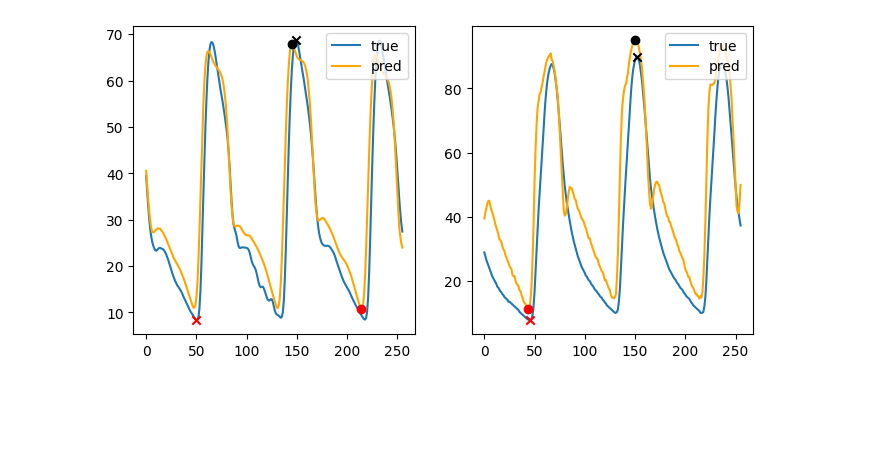
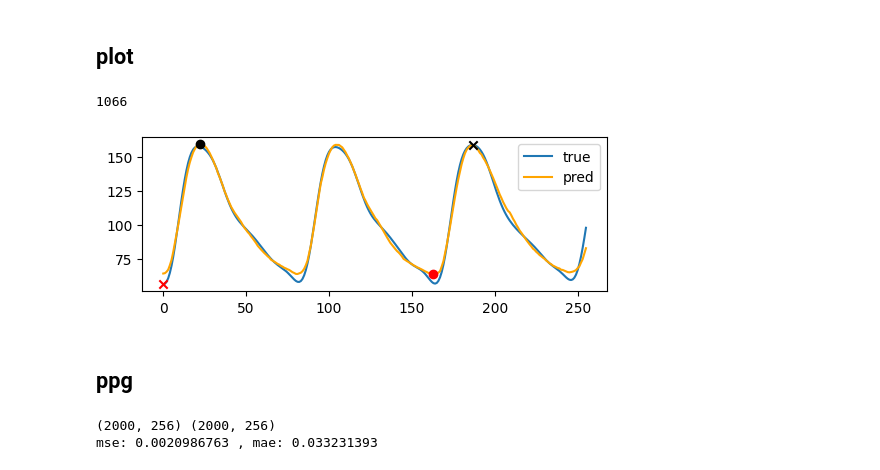
Before and after one commit to ax6000/BloodPressureEstimation, a Jupyter notebook: notebooks/plot_results.ipynb, the cells around one changed output. Saved outputs shown, nothing was run; the diff lists cells and outputs as text; code cells hidden in the pictures; blank space fills up the shorter version.

```diff
--- a/notebooks/plot_results.ipynb
+++ b/notebooks/plot_results.ipynb
@@ -112,0 +200,10 @@ out       31.0312  9.1451
+# %%
+scales = np.load(r"..\data\processed\BP_npy\0325_256_corr_clean\p00\scale_train.npy")
+train  =np.load(r"..\data\processed\BP_npy\0325_256_corr_clean\p00\train.npy")
+train_ppg = train[:,:,1]
+train = train[:,:,0]
+cond  = np.load(r"..\data\processed\BP_npy\0325_256_corr_clean\p00\test.npy")[:,:,1]
+arr = np.load(r".\outputs\0531_bp\output.npz")
+out = np.average(arr['out'],axis=1)
+gt = np.average(arr['gt'],axis=1)
+scales.shape,out.shape,gt.shape,arr
@@ -112,0 +259,13 @@ out       31.0312  9.1451
+# %%
+# 血圧の最大値(SBP)最小値(DBP)を計算
+gt_min,gt_max = calc_min_max(gt)
+out_min,out_max = calc_min_max(out)
+gt_min,gt_max = calc_min_max(gt)
+gt_argmin,gt_argmax = np.argmin(gt,axis=1),np.argmax(gt,axis=1)
+out_min,out_max = calc_min_max(out)
+out_argmin,out_argmax = np.argmin(out,axis=1),np.argmax(out,axis=1)
+# print(out_max.shape,out_max[:10])
+errors = np.zeros((2,*out_min.shape))
+# print(error.shape)
+errors[0,:]=gt_min-out_min
+errors[1,:]=gt_max-out_max
@@ -113,31 +373,46 @@ out       31.0312  9.1451
+# %% [markdown]
+## plot
 # %%
 i = np.random.randint(2000)
-plt.figure(figsize=(8,4))
-plt.subplot(121)
+# i = 14325
+plt.figure(figsize=(6,2))
+# plt.subplot(121)
 plt.plot(gt[i],label='true')
 plt.plot(out[i],c='orange',label='pred')
+# plt.plot(cond[i],c='green',label='ppg')
 plt.scatter(gt_argmax[i],gt_max[i],marker='x',c='black',zorder=2)
 plt.scatter(gt_argmin[i],gt_min[i],marker='x',c='red',zorder=2)
 plt.scatter(out_argmax[i],out_max[i],marker='o',c='black',zorder=2)
 plt.scatter(out_argmin[i],out_min[i],marker='o',c='red',zorder=2)
 plt.legend(loc='upper right')
+# plt.legend(loc='lower right')
+print(i)
 i = np.random.randint(20000)
-plt.subplot(122)
-plt.plot(gt[i],label='true')
-plt.plot(out[i],c='orange',label='pred')
-plt.legend(loc='upper right')
-plt.scatter(gt_argmax[i],gt_max[i],marker='x',c='black',zorder=2)
-plt.scatter(gt_argmin[i],gt_min[i],marker='x',c='red',zorder=2)
-plt.scatter(out_argmax[i],out_max[i],marker='o',c='black',zorder=2)
-plt.scatter(out_argmin[i],out_min[i],marker='o',c='red',zorder=2)
-i = np.random.randint(10000)
+# i = 11805
+# \
 # plt.subplot(133)
 # plt.plot(gt[i],label='true')
 # plt.plot(out[i],c='orange',label='pred')
 # plt.legend(loc='upper right')
 # plt.scatter(gt_argmax[i],gt_max[i],marker='x',c='black',zorder=2)
 # plt.scatter(gt_argmin[i],gt_min[i],marker='x',c='red',zorder=2)
 # plt.scatter(out_argmax[i],out_max[i],marker='o',c='black',zorder=2)
 # plt.scatter(out_argmin[i],out_min[i],marker='o',c='red',zorder=2)
 # %% [output]
+1066
-[figure, old version]
+[figure, new version]
+# %% [markdown]
+## ppg
+# %%
+arr = np.load(r".\outputs\0531\output.npz")
+gt = arr['gt']
+out = arr['out']
+gt = np.average(gt,axis=1)
+out = np.average(out,axis=1)
+mse = np.mean(np.power(out-gt,2))
+mae = np.mean(np.abs(out-gt))
+print(gt.shape,out.shape)
+print("mse:",mse,", mae:",mae)
+# %% [output]
+(2000, 256) (2000, 256)
+mse: 0.0020986763 , mae: 0.033231393
```
Also changed, not shown: parts of 33 cells of this notebook, 17 other files.
